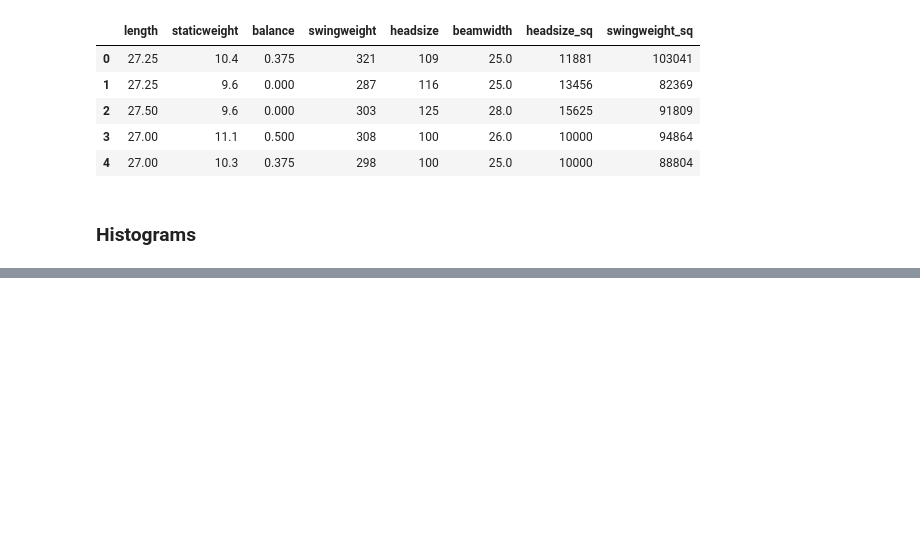
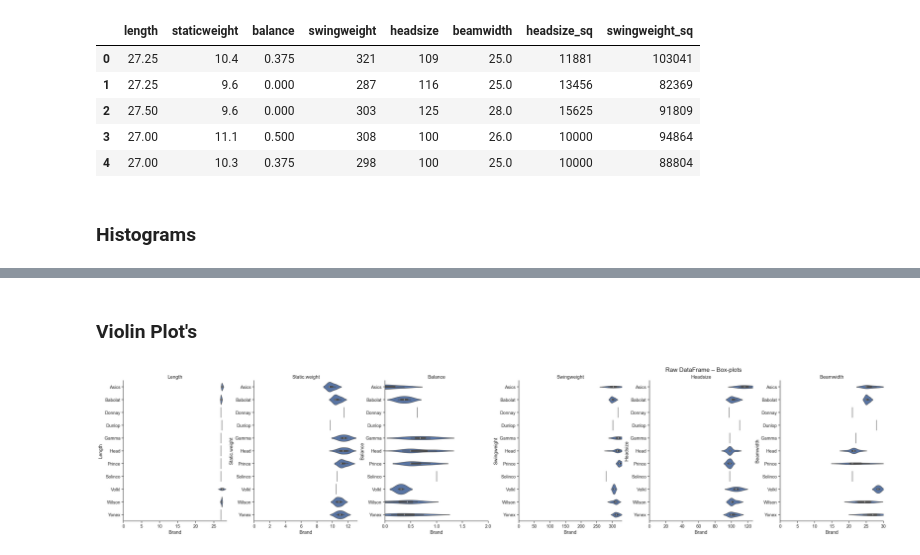
Before and after one commit to eagereconomist/kmeans, a Jupyter notebook: notebooks/tennis_racquet_eda.ipynb, the cells around one changed output, grey strips where cells are left out. Saved outputs shown, nothing was run; the diff lists cells and outputs as text; code cells hidden in the pictures; blank space fills up the shorter version.

```diff
--- a/notebooks/tennis_racquet_eda.ipynb
+++ b/notebooks/tennis_racquet_eda.ipynb
@@ -567,0 +657,46 @@ for name, data in dfs:
+# %% [markdown]
+### Violin Plot's
+# %%
+num_cols = df.select_dtypes("number").columns.tolist()
+if not num_cols:
+    raise ValueError("No numeric columns found in the raw DataFrame!")
+
+# ------------------------------------------------------------------
+# 2. decide a grid size
+# ------------------------------------------------------------------
+n        = len(num_cols)
+ncols    = 10                     # tweak to taste
+nrows    = math.ceil(n / ncols)
+
+fig, axes = plt.subplots(
+    nrows, ncols,
+    figsize=(5 * ncols, 7 * nrows),
+    sharey=False,
+    constrained_layout=True,
+)
+axes = axes.flatten()
+
+# ------------------------------------------------------------------
+# 3. draw one box-plot per variable
+# ------------------------------------------------------------------
+for ax, col in zip(axes, num_cols):
+    violin_plot(
+        df=df,
+        y_axis=col,
+        output_path=Path(),   # dummy path – save=False so it’s ignored
+        brand=None,           # all brands in a single plot
+        orient="h",
+        inner="box",           # use "h" only if you've patched xlabel/ylabel
+        save=False,
+        ax=ax,
+    )
+    ax.set_title(col.capitalize())
+
+# hide any unused (empty) axes
+for ax in axes[n:]:
+    ax.set_visible(False)
+
+plt.suptitle("Raw DataFrame – Box-plots", fontsize=18)
+plt.show()
+# %% [output]
+[figure, added]
```
Also changed, not shown: parts of 11 cells of this notebook.
